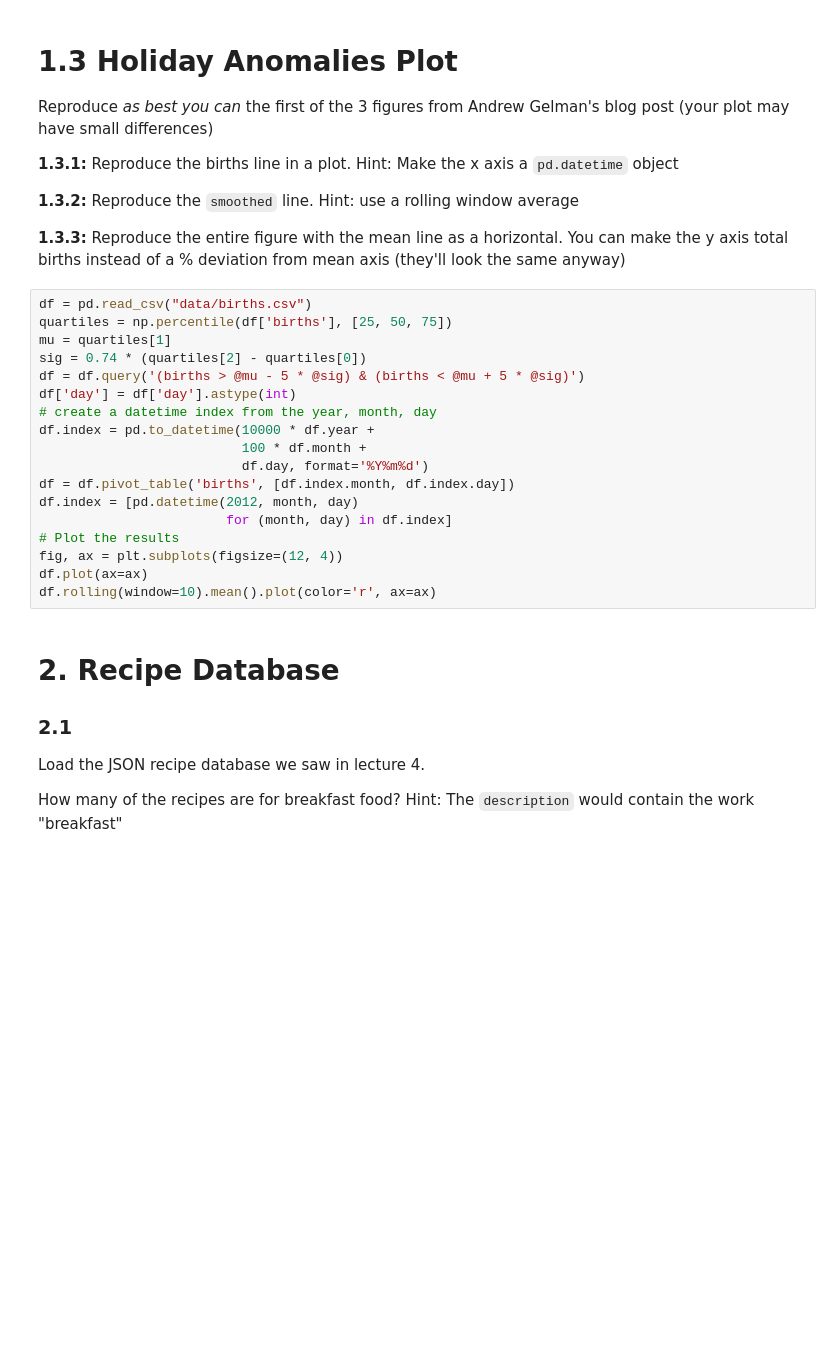
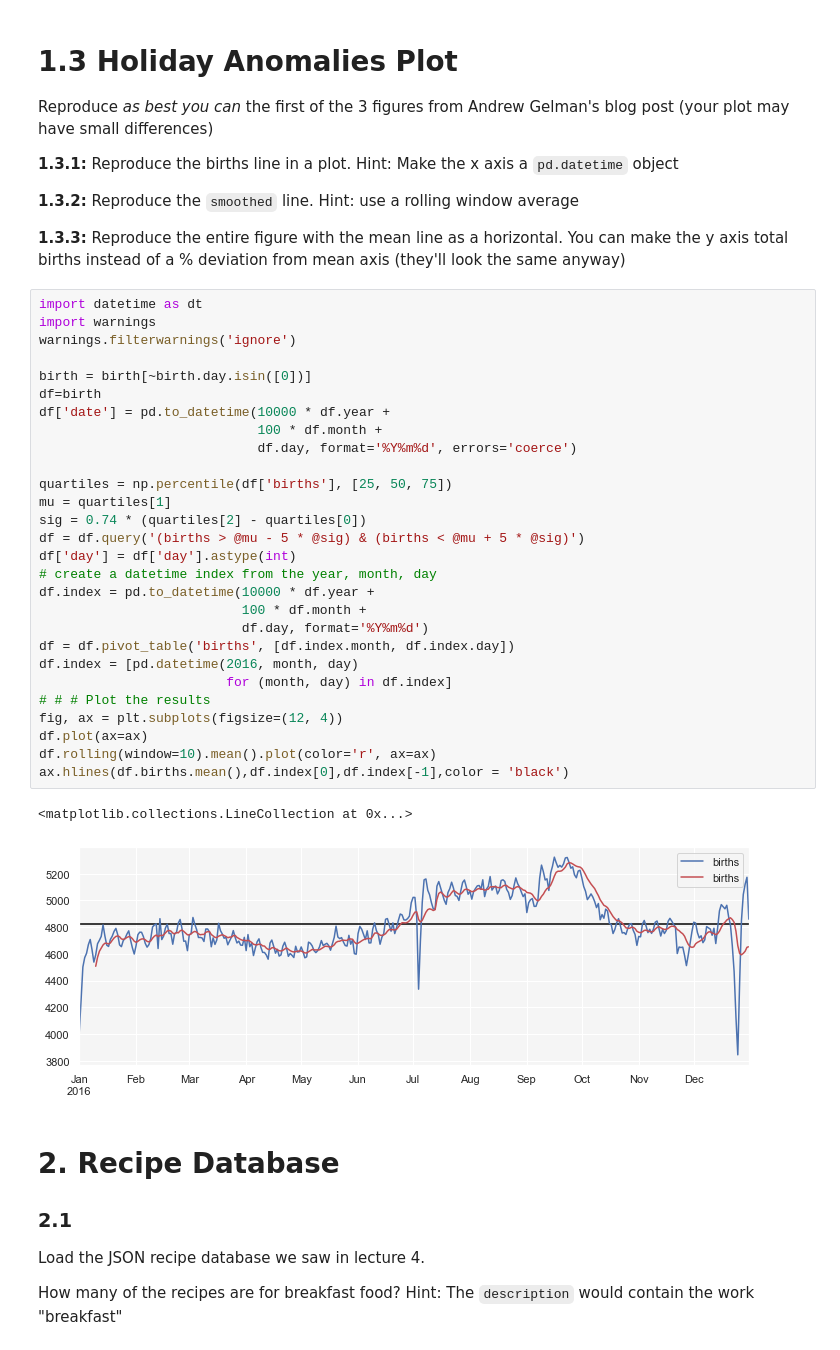
Before and after one commit to cb-ds-1/m2-3-exploration, a Jupyter notebook: workshop.ipynb, the cells around one changed output. Drawn from its saved outputs; the diff is of its cells as text; blank space fills up the shorter version.

```diff
--- a/workshop.ipynb
+++ b/workshop.ipynb
@@ -68,23 +81,36 @@ Reproduce *as best you can* the first of the 3 figures from Andrew Gelman's blog
 
 **1.3.3:** Reproduce the entire figure with the mean line as a horizontal. You can make the y axis total births instead of a % deviation from mean axis (they'll look the same anyway)
 # %%
-df = pd.read_csv("data/births.csv")
+import datetime as dt
+import warnings
+warnings.filterwarnings('ignore')
+
+birth = birth[~birth.day.isin([0])]
+df=birth
+df['date'] = pd.to_datetime(10000 * df.year +
+                            100 * df.month +
+                            df.day, format='%Y%m%d', errors='coerce')
+
 quartiles = np.percentile(df['births'], [25, 50, 75])
 mu = quartiles[1]
 sig = 0.74 * (quartiles[2] - quartiles[0])
 df = df.query('(births > @mu - 5 * @sig) & (births < @mu + 5 * @sig)')
 df['day'] = df['day'].astype(int)
 # create a datetime index from the year, month, day
 df.index = pd.to_datetime(10000 * df.year +
                           100 * df.month +
                           df.day, format='%Y%m%d')
 df = df.pivot_table('births', [df.index.month, df.index.day])
-df.index = [pd.datetime(2012, month, day)
+df.index = [pd.datetime(2016, month, day)
                         for (month, day) in df.index]
-# Plot the results
+# # # Plot the results
 fig, ax = plt.subplots(figsize=(12, 4))
 df.plot(ax=ax)
 df.rolling(window=10).mean().plot(color='r', ax=ax)
+ax.hlines(df.births.mean(),df.index[0],df.index[-1],color = 'black')
+# %% [output]
+<matplotlib.collections.LineCollection at 0x...>
+[figure, added]
 # %% [markdown]
 # 2. Recipe Database
 
```
Also changed, not shown: parts of 18 cells of this notebook, 1 other file.
